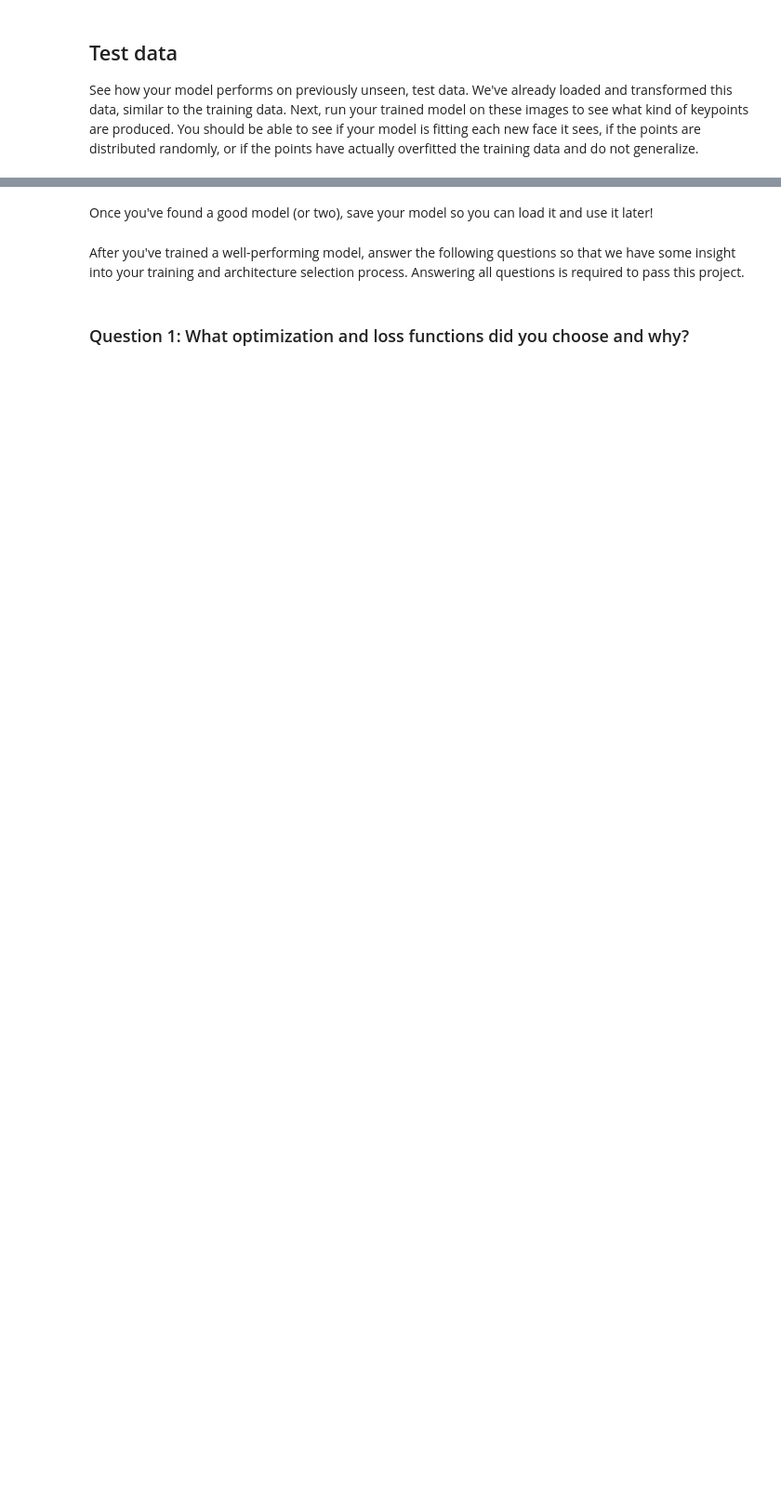
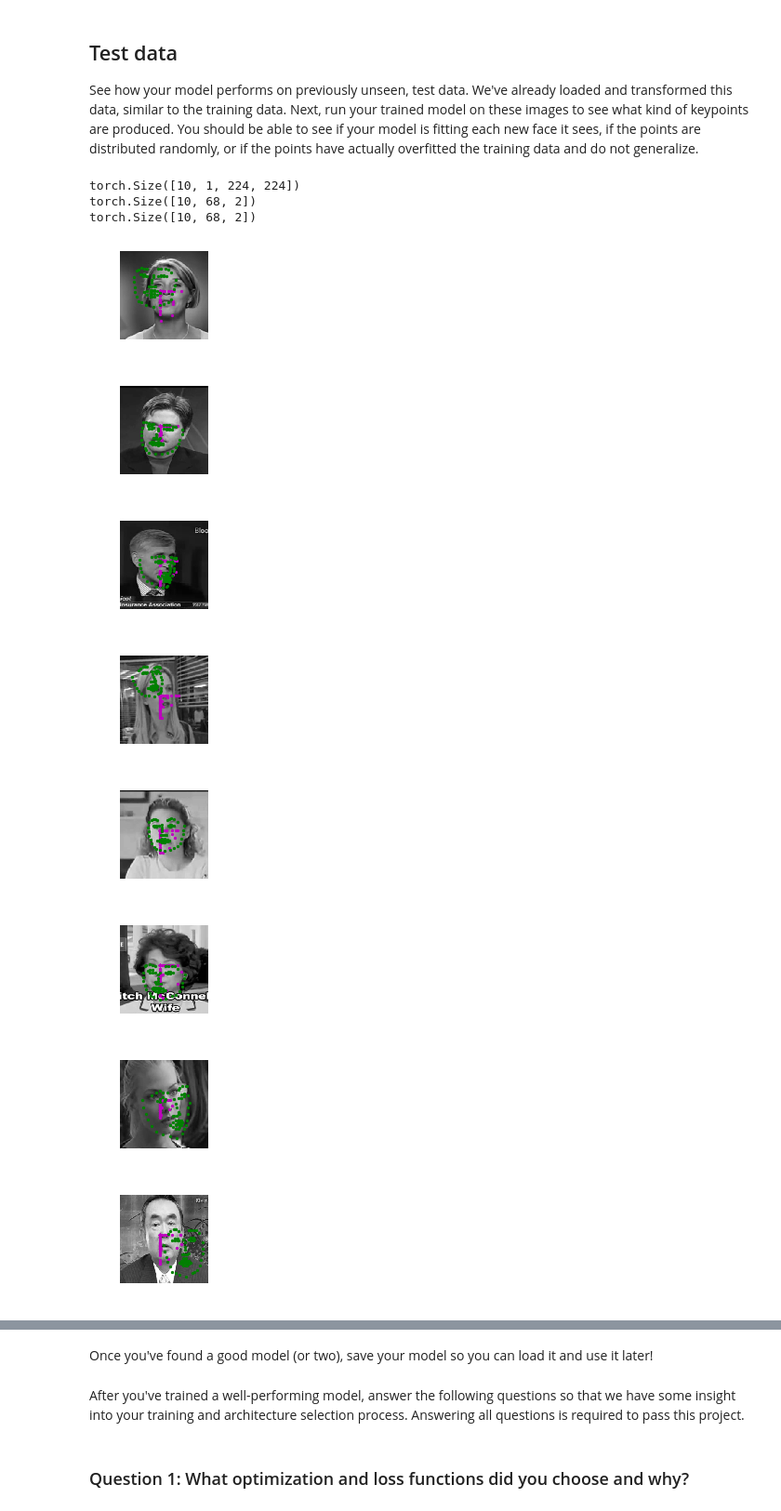
Before and after one commit to JamesPNacino/Udacity_Computer_Vision, a Jupyter notebook: Project_1_Facial Keypoints/2. Define the Network Architecture.ipynb, the cells around one changed output, grey strips where cells are left out. Shown at 93% size. Drawn from its saved outputs; the diff is of its cells as text; code cells hidden in the pictures; blank space fills up the shorter version.

```diff
--- a/Project_1_Facial Keypoints/2. Define the Network Architecture.ipynb
+++ b/Project_1_Facial Keypoints/2. Define the Network Architecture.ipynb
@@ -125,8 +122,7 @@ from data_load import Rescale, RandomCrop, Normalize, ToTensor
 
 ## TODO: define the data_transform using transforms.Compose([all tx's, . , .])
 # order matters! i.e. rescaling should come before a smaller crop
-data_transform = transforms.Compose([Normalize(), Rescale(256),
-                               RandomCrop(224),  ToTensor()])
+data_transform = transforms.Compose([Rescale((224,224)), ToTensor(), Normalize()])
 
 # testing that you've defined a transform
 assert(data_transform is not None), 'Define a data_transform'
@@ -191,7 +187,7 @@ batch_size = 10
 test_loader = DataLoader(test_dataset,
                           batch_size=batch_size,
                           shuffle=True,
-                          num_workers=4)
+                          num_workers=0)
 # %% [markdown]
 ## Apply the model on a test sample
 
@@ -395,8 +419,21 @@ test_images, test_outputs, gt_pts = net_sample_output()
 print(test_images.data.size())
 print(test_outputs.data.size())
 print(gt_pts.size())
+# %% [output]
+torch.Size([10, 1, 224, 224])
+torch.Size([10, 68, 2])
+torch.Size([10, 68, 2])
 # %%
 ## TODO: visualize your test output
 # you can use the same function as before, by un-commenting the line below:
 
-# visualize_output(test_images, test_outputs, gt_pts)
+visualize_output(test_images, test_outputs, gt_pts)
+# %% [output]
+[figure, added]
+[figure, added]
+[figure, added]
+[figure, added]
+[figure, added]
+[figure, added]
+[figure, added]
+[figure, added]
```
Also changed, not shown: parts of 24 cells of this notebook, 2 other files.
